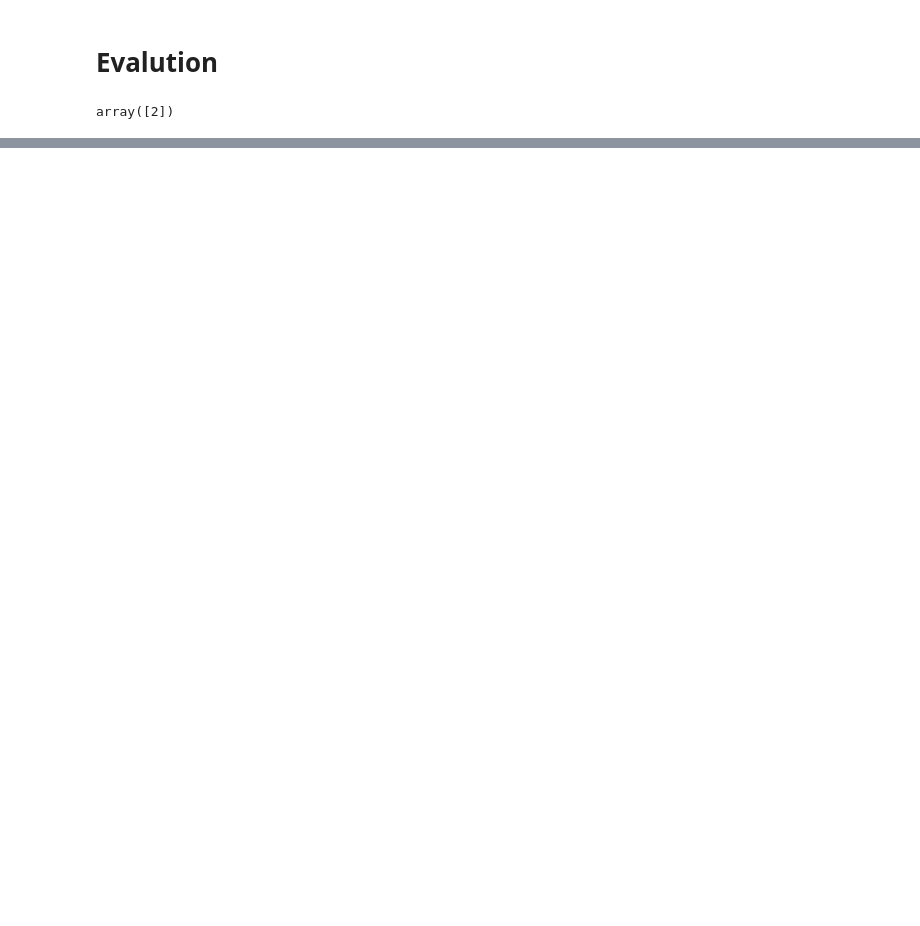
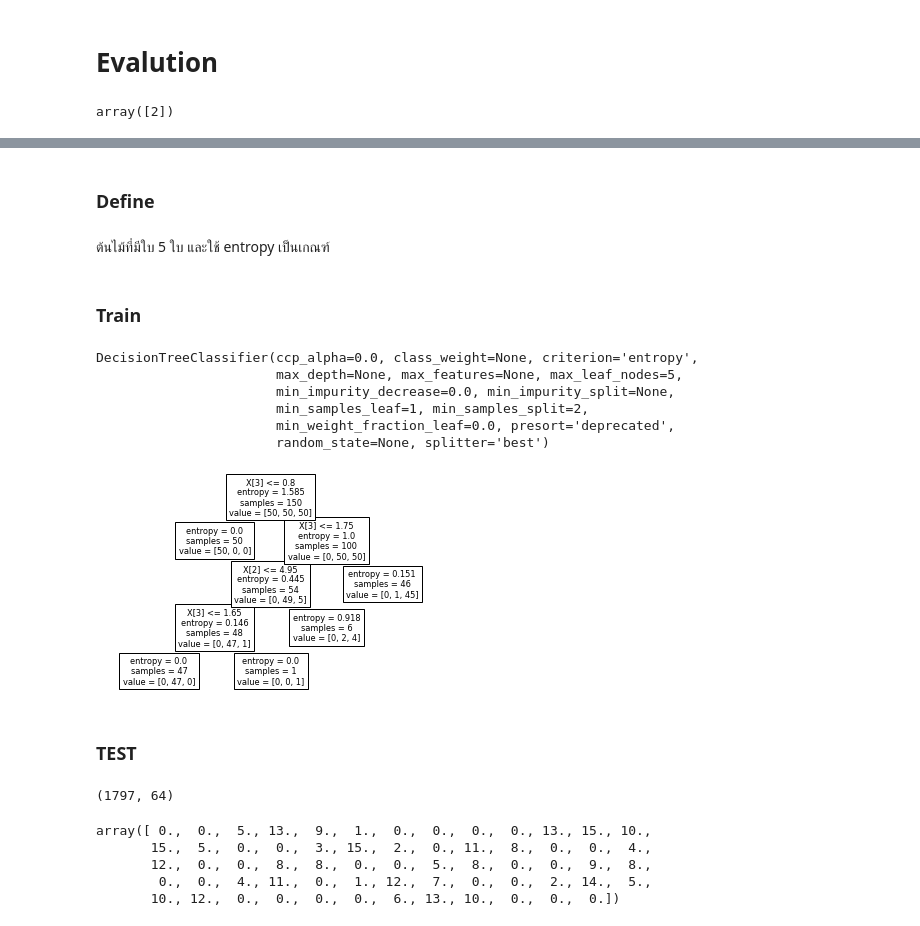
Before and after one commit to Athitiya00/DWDM21, a Jupyter notebook: Chapter7_Classification(Decision_Tree).ipynb, the cells around one changed output, grey strips where cells are left out. Drawn from its saved outputs; the diff is of its cells as text; code cells hidden in the pictures; blank space fills up the shorter version.

```diff
--- a/Chapter7_Classification(Decision_Tree).ipynb
+++ b/Chapter7_Classification(Decision_Tree).ipynb
@@ -73,0 +90,23 @@ array([2])
+# %% [markdown]
+### Define
+# %% [markdown]
+ต้นไม้ที่มีใบ 5 ใบ และใช้ entropy เป็นเกณฑ์
+# %%
+mytree = DecisionTreeClassifier(max_leaf_nodes=5,criterion='entropy')
+# %% [markdown]
+### Train
+# %%
+mytree.fit(X,Y)
+# %% [output]
+DecisionTreeClassifier(ccp_alpha=0.0, class_weight=None, criterion='entropy',
+                       max_depth=None, max_features=None, max_leaf_nodes=5,
+                       min_impurity_decrease=0.0, min_impurity_split=None,
+                       min_samples_leaf=1, min_samples_split=2,
+                       min_weight_fraction_leaf=0.0, presort='deprecated',
+                       random_state=None, splitter='best')
+# %%
+plot_tree(mytree);
+# %% [output]
+[figure, added]
+# %% [markdown]
+### TEST
@@ -73,0 +117,13 @@ array([2])
+# %%
+X = digit_data['data']
+X.shape
+# %% [output]
+(1797, 64)
+# %%
+X[0,:]
+# %% [output]
+array([ 0.,  0.,  5., 13.,  9.,  1.,  0.,  0.,  0.,  0., 13., 15., 10.,
+       15.,  5.,  0.,  0.,  3., 15.,  2.,  0., 11.,  8.,  0.,  0.,  4.,
+       12.,  0.,  0.,  8.,  8.,  0.,  0.,  5.,  8.,  0.,  0.,  9.,  8.,
+        0.,  0.,  4., 11.,  0.,  1., 12.,  7.,  0.,  0.,  2., 14.,  5.,
+       10., 12.,  0.,  0.,  0.,  0.,  6., 13., 10.,  0.,  0.,  0.])
```
Also changed, not shown: parts of 35 cells of this notebook.
